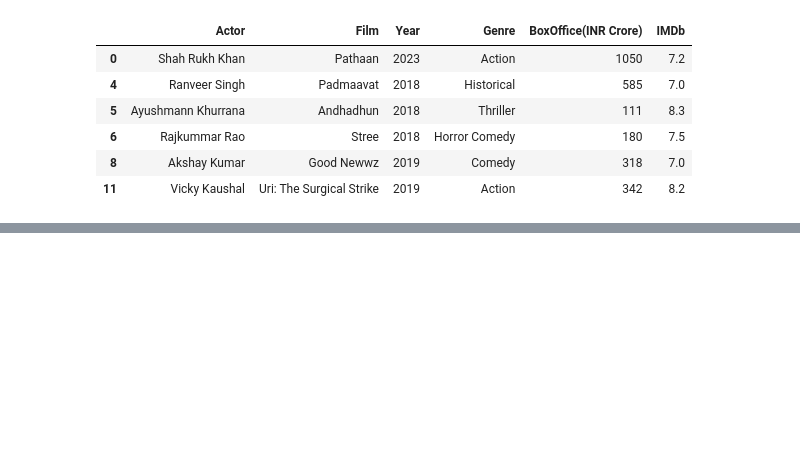
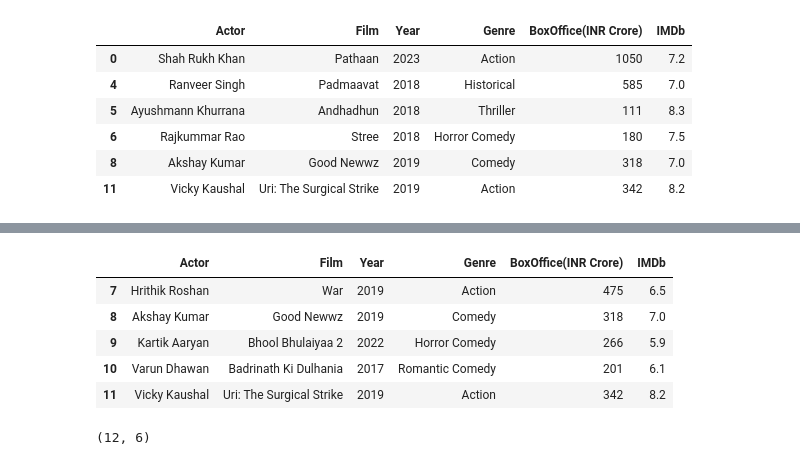
Before and after one commit to IndoKris/Data-Science, a Jupyter notebook: Pandas/Data Selecting and Filtering.ipynb, the cells around one changed output, grey strips where cells are left out. Cells and saved outputs as stored; diff of their text form; code cells hidden in the pictures; blank space fills up the shorter version.

```diff
--- a/Pandas/Data Selecting and Filtering.ipynb
+++ b/Pandas/Data Selecting and Filtering.ipynb
@@ -397,0 +429,13 @@ df['Actor'].startswith()
+# %%
+df.tail()
+# %% [output]
+|  | Actor | Film | Year | Genre | BoxOffice(INR Crore) | IMDb |
+| 7 | Hrithik Roshan | War | 2019 | Action | 475 | 6.5 |
+| 8 | Akshay Kumar | Good Newwz | 2019 | Comedy | 318 | 7.0 |
+| 9 | Kartik Aaryan | Bhool Bhulaiyaa 2 | 2022 | Horror Comedy | 266 | 5.9 |
+| 10 | Varun Dhawan | Badrinath Ki Dulhania | 2017 | Romantic Comedy | 201 | 6.1 |
+| 11 | Vicky Kaushal | Uri: The Surgical Strike | 2019 | Action | 342 | 8.2 |
+# %%
+df.shape
+# %% [output]
+(12, 6)
```
Also changed, not shown: parts of 8 cells of this notebook.
